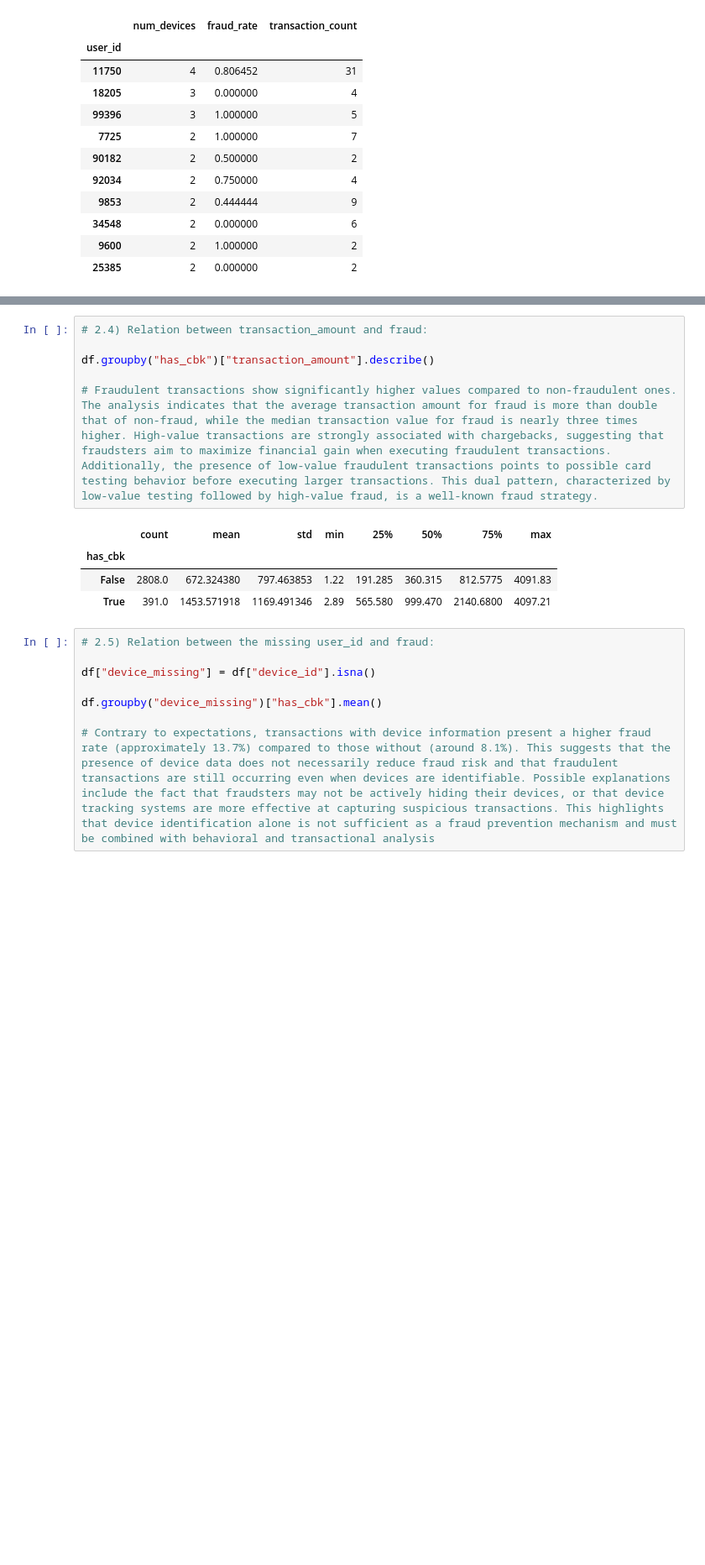
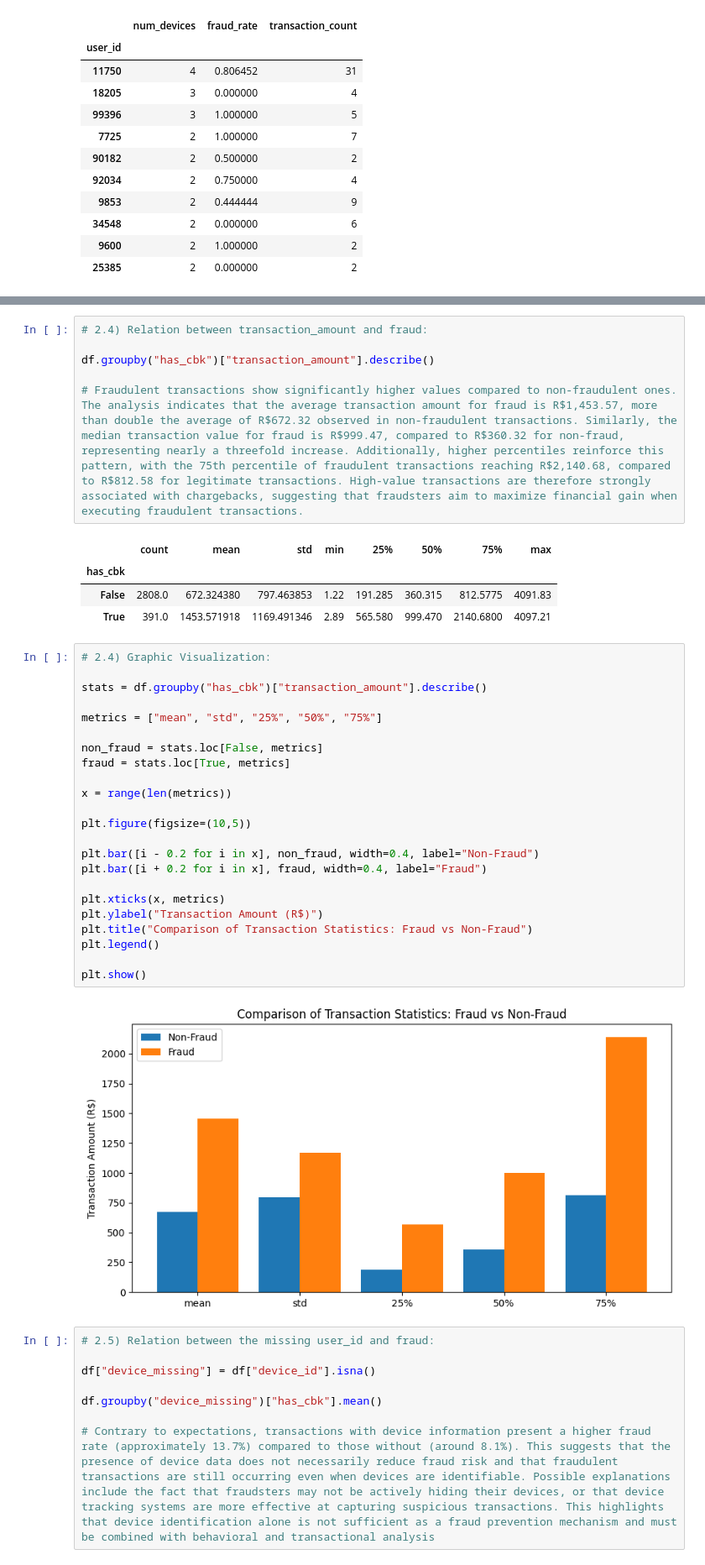
Before and after one commit to RudahNascimento/fraud-detection-analysis, a Jupyter notebook: notebooks/eda.ipynb, the cells around one changed output, grey strips where cells are left out. Shown at 84% size. Drawn from its saved outputs; the diff is of its cells as text; blank space fills up the shorter version.

```diff
--- a/notebooks/eda.ipynb
+++ b/notebooks/eda.ipynb
@@ -227,12 +246,37 @@ user_device_analysis.sort_values(by="num_devices", ascending=False).head(10)
 
 df.groupby("has_cbk")["transaction_amount"].describe()
 
-# Fraudulent transactions show significantly higher values compared to non-fraudulent ones. The analysis indicates that the average transaction amount for fraud is more than double that of non-fraud, while the median transaction value for fraud is nearly three times higher. High-value transactions are strongly associated with chargebacks, suggesting that fraudsters aim to maximize financial gain when executing fraudulent transactions. Additionally, the presence of low-value fraudulent transactions points to possible card testing behavior before executing larger transactions. This dual pattern, characterized by low-value testing followed by high-value fraud, is a well-known fraud strategy.
+# Fraudulent transactions show significantly higher values compared to non-fraudulent ones. The analysis indicates that the average transaction amount for fraud is R$1,453.57, more than double the average of R$672.32 observed in non-fraudulent transactions. Similarly, the median transaction value for fraud is R$999.47, compared to R$360.32 for non-fraud, representing nearly a threefold increase. Additionally, higher percentiles reinforce this pattern, with the 75th percentile of fraudulent transactions reaching R$2,140.68, compared to R$812.58 for legitimate transactions. High-value transactions are therefore strongly associated with chargebacks, suggesting that fraudsters aim to maximize financial gain when executing fraudulent transactions.
 # %% [output]
 |  | count | mean | std | min | 25% | 50% | 75% | max |
 | has_cbk |  |  |  |  |  |  |  |  |
 | False | 2808.0 | 672.324380 | 797.463853 | 1.22 | 191.285 | 360.315 | 812.5775 | 4091.83 |
 | True | 391.0 | 1453.571918 | 1169.491346 | 2.89 | 565.580 | 999.470 | 2140.6800 | 4097.21 |
+# %%
+# 2.4) Graphic Visualization:
+
+stats = df.groupby("has_cbk")["transaction_amount"].describe()
+
+metrics = ["mean", "std", "25%", "50%", "75%"]
+
+non_fraud = stats.loc[False, metrics]
+fraud = stats.loc[True, metrics]
+
+x = range(len(metrics))
+
+plt.figure(figsize=(10,5))
+
+plt.bar([i - 0.2 for i in x], non_fraud, width=0.4, label="Non-Fraud")
+plt.bar([i + 0.2 for i in x], fraud, width=0.4, label="Fraud")
+
+plt.xticks(x, metrics)
+plt.ylabel("Transaction Amount (R$)")
+plt.title("Comparison of Transaction Statistics: Fraud vs Non-Fraud")
+plt.legend()
+
+plt.show()
+# %% [output]
+[figure, added]
 # %%
 # 2.5) Relation between the missing user_id and fraud:
 
```
Also changed, not shown: parts of 2 cells of this notebook.
